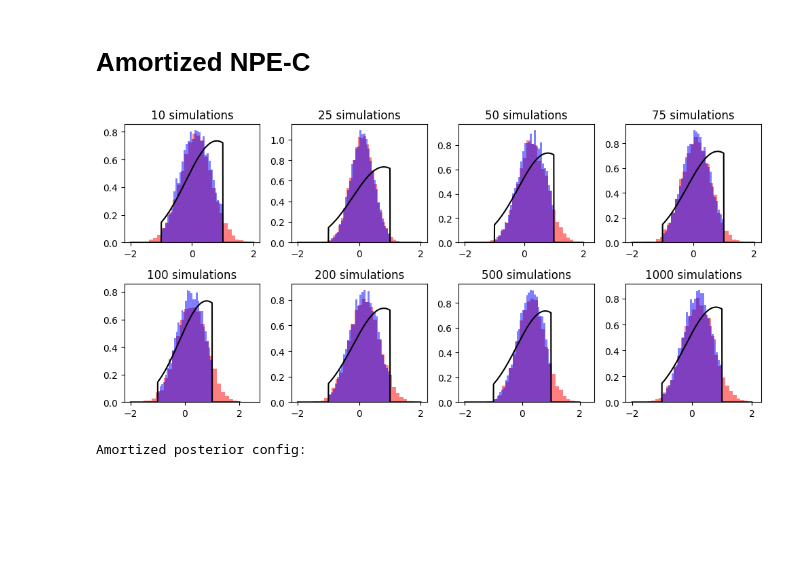
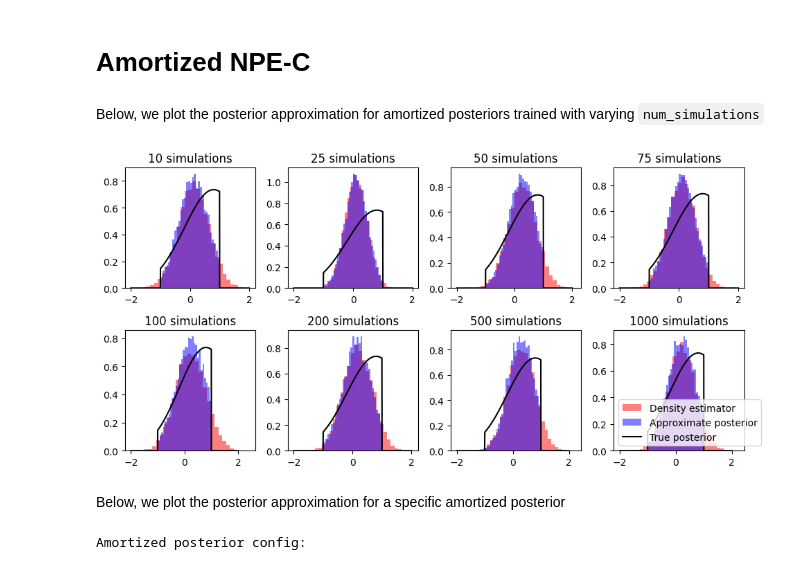
Before and after one commit to kaisamaroo/SBC-SBI, a Jupyter notebook: notebooks/toy_examples/unif_norm/npe_c.ipynb, the cells around one changed output. Drawn from its saved outputs; the diff is of its cells as text; code cells hidden in the pictures; blank space fills up the shorter version.

Commit message:
multiple changes to unif_norm. About to run cluster experiments for leakage factors

```diff
--- a/notebooks/toy_examples/unif_norm/npe_c.ipynb
+++ b/notebooks/toy_examples/unif_norm/npe_c.ipynb
@@ -18,5 +23,7 @@ results_path = "/Users/Lieve/Documents/Masters Project/SBC-SBI/results/toy_examp
 # %% [markdown]
 # Amortized NPE-C
+# %% [markdown]
+Below, we plot the posterior approximation for amortized posteriors trained with varying `num_simulations`
 # %%
 multiple_amortized_posteriors_ID = 0
 multiple_amortized_posteriors_name = f"multiple_amortized_posteriors_dict{multiple_amortized_posteriors_ID}"
@@ -40,30 +47,34 @@ x_observed = 0.8
 num_plotting_samples = 10000
 num_simulations_list = [multiple_amortized_posteriors_configs["num_simulations"] for multiple_amortized_posteriors_configs in multiple_amortized_posteriors_configs_list]
 amortized_density_estimator_samples_list = [amortized_density_estimator.sample((num_plotting_samples,), condition=torch.tensor([[x_observed]])).detach().view(-1) for amortized_density_estimator in multiple_amortized_posteriors_density_estimators_list]
-amortized_posterior_samples_list = [amortized_posterior.sample((num_plotting_samples,), x=x_observed).view(-1) for amortized_posterior in multiple_amortized_posteriors_list]
+amortized_posterior_samples_list = [amortized_posterior.sample((num_plotting_samples,), x=x_observed, show_progress_bars=False).view(-1) for amortized_posterior in multiple_amortized_posteriors_list]
 # %%
 nrows, ncols = 2, 4
 assert ncols * nrows == len(multiple_amortized_posteriors_list)
 fig, ax = plt.subplots(figsize=(10,5), ncols=ncols, nrows=nrows)
 #xlim0 = min([min(amortized_density_estimator_samples) for amortized_density_estimator_samples in amortized_density_estimator_samples_list])
 #xlim1 = max([max(amortized_density_estimator_samples) for amortized_density_estimator_samples in amortized_density_estimator_samples_list])
 mu_range = np.linspace(L-1, U+1, 1000)
 
 bins=30
 for k in range(len(multiple_amortized_posteriors_list)):
     i = k // ncols
     j = k % ncols
-    ax[i,j].hist(amortized_density_estimator_samples_list[k], bins=bins, density=True, color="red", alpha=0.5)
-    ax[i,j].hist(amortized_posterior_samples_list[k], bins=bins, density=True, color="blue", alpha=0.5)
-    ax[i,j].plot(mu_range, true_posterior_pdf(mu_range, x_observed, L=L, U=U, sigma=sigma), color="k")
+    ax[i,j].hist(amortized_density_estimator_samples_list[k], bins=bins, density=True, color="red", alpha=0.5, label="Density estimator")
+    ax[i,j].hist(amortized_posterior_samples_list[k], bins=bins, density=True, color="blue", alpha=0.5, label="Approximate posterior")
+    ax[i,j].plot(mu_range, true_posterior_pdf(mu_range, x_observed, L=L, U=U, sigma=sigma), color="k", label="True posterior")
     num_simulations = num_simulations_list[k]
     ax[i,j].set_title(f"{num_simulations} simulations")
+    if k == len(multiple_amortized_posteriors_list) - 1:
+        ax[i,j].legend()
 title = ""
 plt.suptitle(title)
 plt.tight_layout()
 plt.show()
 # %% [output]
-[figure, old version]
+[figure, new version]
+# %% [markdown]
+Below, we plot the posterior approximation for a specific amortized posterior
 # %%
 amortized_posterior_ID = 0
 
```
Also changed, not shown: parts of 35 cells of this notebook, 19 other files.
